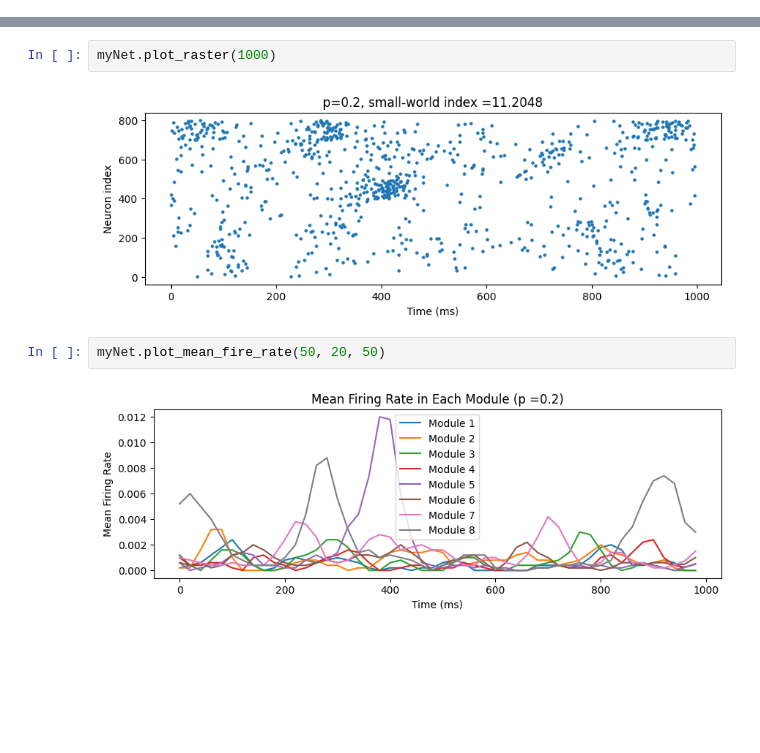
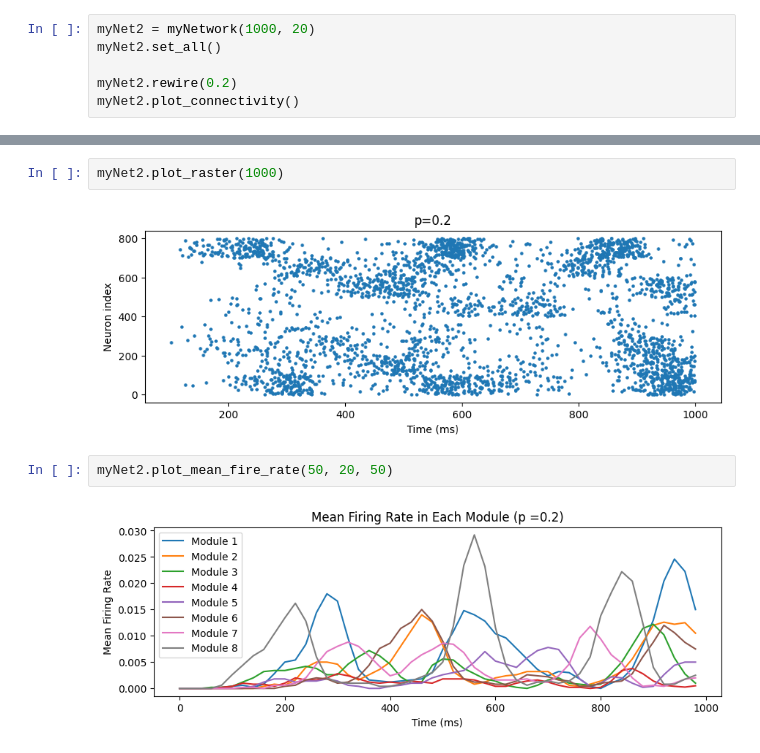
Before and after one commit to ZyWang7/Neurondynamics, a Jupyter notebook: CW.ipynb, the cells around one changed output, grey strips where cells are left out. Cells and saved outputs as stored; diff of their text form; blank space fills up the shorter version.

```diff
--- a/CW.ipynb
+++ b/CW.ipynb
@@ -42,0 +45,6 @@ myNet.plot_connectivity()
+# %%
+myNet2 = myNetwork(1000, 20)
+myNet2.set_all()
+
+myNet2.rewire(0.2)
+myNet2.plot_connectivity()
@@ -43,8 +53,8 @@ myNet.plot_connectivity()
 # %%
-myNet.plot_raster(1000)
+myNet2.plot_raster(1000)
 # %% [output]
-[figure, old version]
+[figure, new version]
 # %%
-myNet.plot_mean_fire_rate(50, 20, 50)
+myNet2.plot_mean_fire_rate(50, 20, 50)
 # %% [output]
-[figure, old version]
+[figure, new version]
```
Also changed, not shown: parts of 13 cells of this notebook, 1 other file.
